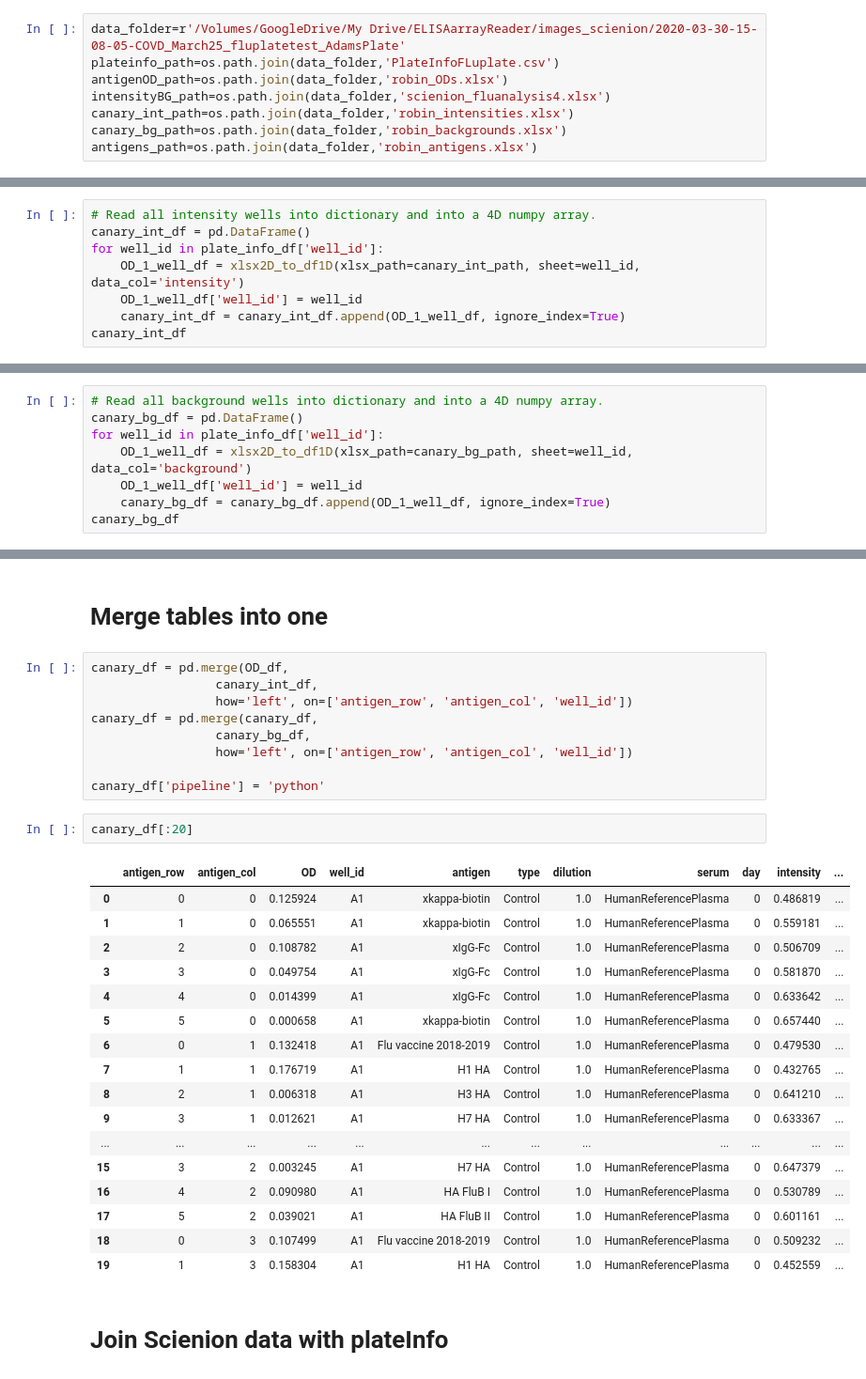
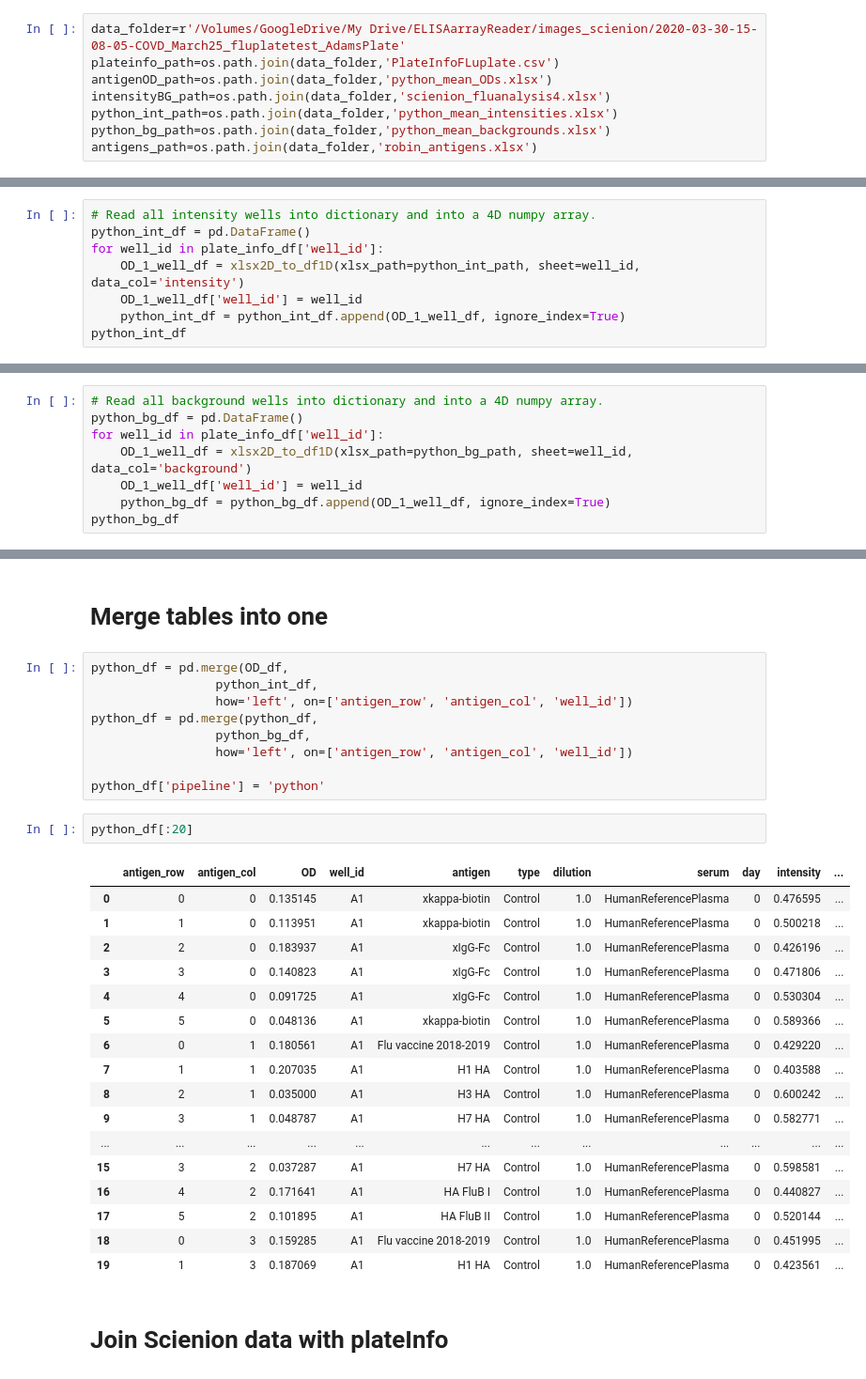
Before and after one commit to mehta-lab/multiSero, a Jupyter notebook: notebooks_interpretation/20200330_March25_flutasteplate_1/FluPlateInterpretationV4_smg.ipynb, the cells around one changed output, grey strips where cells are left out. Shown at 94% size. Drawn from its saved outputs; the diff is of its cells as text.

Commit message:
switched back to mean spot intensity

```diff
--- a/notebooks_interpretation/20200330_March25_flutasteplate_1/FluPlateInterpretationV4_smg.ipynb
+++ b/notebooks_interpretation/20200330_March25_flutasteplate_1/FluPlateInterpretationV4_smg.ipynb
@@ -33,10 +33,10 @@ For ease of reading and manipulating data, all data is converted in $n$-dimensio
 # %%
 data_folder=r'/Volumes/GoogleDrive/My Drive/ELISAarrayReader/images_scienion/2020-03-30-15-08-05-COVD_March25_fluplatetest_AdamsPlate'
 plateinfo_path=os.path.join(data_folder,'PlateInfoFLuplate.csv')
-antigenOD_path=os.path.join(data_folder,'robin_ODs.xlsx')
+antigenOD_path=os.path.join(data_folder,'python_mean_ODs.xlsx')
 intensityBG_path=os.path.join(data_folder,'scienion_fluanalysis4.xlsx')
-canary_int_path=os.path.join(data_folder,'robin_intensities.xlsx')
-canary_bg_path=os.path.join(data_folder,'robin_backgrounds.xlsx')
+python_int_path=os.path.join(data_folder,'python_mean_intensities.xlsx')
+python_bg_path=os.path.join(data_folder,'python_mean_backgrounds.xlsx')
 antigens_path=os.path.join(data_folder,'robin_antigens.xlsx')
 # %%
 plate_info_df=pd.read_csv(plateinfo_path)
@@ -225,10 +225,10 @@ df_scn[df_scn['well_id']=='A1']
 # %%
 # Read all intensity wells into dictionary and into a 4D numpy array.
-canary_int_df = pd.DataFrame()
+python_int_df = pd.DataFrame()
 for well_id in plate_info_df['well_id']:
-    OD_1_well_df = xlsx2D_to_df1D(xlsx_path=canary_int_path, sheet=well_id, data_col='intensity')
+    OD_1_well_df = xlsx2D_to_df1D(xlsx_path=python_int_path, sheet=well_id, data_col='intensity')
     OD_1_well_df['well_id'] = well_id
-    canary_int_df = canary_int_df.append(OD_1_well_df, ignore_index=True)
-canary_int_df
+    python_int_df = python_int_df.append(OD_1_well_df, ignore_index=True)
+python_int_df
 # %% [output]
 |  | antigen_row | antigen_col | intensity | well_id |
@@ -246,11 +246,11 @@ canary_int_df
 3456 rows × 4 columns
 # %%
 # Read all background wells into dictionary and into a 4D numpy array.
-canary_bg_df = pd.DataFrame()
+python_bg_df = pd.DataFrame()
 for well_id in plate_info_df['well_id']:
-    OD_1_well_df = xlsx2D_to_df1D(xlsx_path=canary_bg_path, sheet=well_id, data_col='background')
+    OD_1_well_df = xlsx2D_to_df1D(xlsx_path=python_bg_path, sheet=well_id, data_col='background')
     OD_1_well_df['well_id'] = well_id
-    canary_bg_df = canary_bg_df.append(OD_1_well_df, ignore_index=True)
-canary_bg_df
+    python_bg_df = python_bg_df.append(OD_1_well_df, ignore_index=True)
+python_bg_df
 # %% [output]
 |  | antigen_row | antigen_col | background | well_id |
@@ -269,34 +269,34 @@ canary_bg_df
 # %% [markdown]
 # Merge tables into one
 # %%
-canary_df = pd.merge(OD_df,
-                 canary_int_df,
+python_df = pd.merge(OD_df,
+                 python_int_df,
                  how='left', on=['antigen_row', 'antigen_col', 'well_id'])
-canary_df = pd.merge(canary_df,
-                 canary_bg_df,
+python_df = pd.merge(python_df,
+                 python_bg_df,
                  how='left', on=['antigen_row', 'antigen_col', 'well_id'])
 
-canary_df['pipeline'] = 'python'
+python_df['pipeline'] = 'python'
 # %%
-canary_df[:20]
+python_df[:20]
 # %% [output]
 |  | antigen_row | antigen_col | OD | well_id | antigen | type | dilution | serum | day | intensity | ... |
-| 0 | 0 | 0 | 0.125924 | A1 | xkappa-biotin | Control | 1.0 | HumanReferencePlasma | 0 | 0.486819 | ... |
-| 1 | 1 | 0 | 0.065551 | A1 | xkappa-biotin | Control | 1.0 | HumanReferencePlasma | 0 | 0.559181 | ... |
-| 2 | 2 | 0 | 0.108782 | A1 | xIgG-Fc | Control | 1.0 | HumanReferencePlasma | 0 | 0.506709 | ... |
-| 3 | 3 | 0 | 0.049754 | A1 | xIgG-Fc | Control | 1.0 | HumanReferencePlasma | 0 | 0.581870 | ... |
-| 4 | 4 | 0 | 0.014399 | A1 | xIgG-Fc | Control | 1.0 | HumanReferencePlasma | 0 | 0.633642 | ... |
-| 5 | 5 | 0 | 0.000658 | A1 | xkappa-biotin | Control | 1.0 | HumanReferencePlasma | 0 | 0.657440 | ... |
-| 6 | 0 | 1 | 0.132418 | A1 | Flu vaccine 2018-2019 | Control | 1.0 | HumanReferencePlasma | 0 | 0.479530 | ... |
-| 7 | 1 | 1 | 0.176719 | A1 | H1 HA | Control | 1.0 | HumanReferencePlasma | 0 | 0.432765 | ... |
-| 8 | 2 | 1 | 0.006318 | A1 | H3 HA | Control | 1.0 | HumanReferencePlasma | 0 | 0.641210 | ... |
-| 9 | 3 | 1 | 0.012621 | A1 | H7 HA | Control | 1.0 | HumanReferencePlasma | 0 | 0.633367 | ... |
+| 0 | 0 | 0 | 0.135145 | A1 | xkappa-biotin | Control | 1.0 | HumanReferencePlasma | 0 | 0.476595 | ... |
+| 1 | 1 | 0 | 0.113951 | A1 | xkappa-biotin | Control | 1.0 | HumanReferencePlasma | 0 | 0.500218 | ... |
+| 2 | 2 | 0 | 0.183937 | A1 | xIgG-Fc | Control | 1.0 | HumanReferencePlasma | 0 | 0.426196 | ... |
+| 3 | 3 | 0 | 0.140823 | A1 | xIgG-Fc | Control | 1.0 | HumanReferencePlasma | 0 | 0.471806 | ... |
+| 4 | 4 | 0 | 0.091725 | A1 | xIgG-Fc | Control | 1.0 | HumanReferencePlasma | 0 | 0.530304 | ... |
+| 5 | 5 | 0 | 0.048136 | A1 | xkappa-biotin | Control | 1.0 | HumanReferencePlasma | 0 | 0.589366 | ... |
+| 6 | 0 | 1 | 0.180561 | A1 | Flu vaccine 2018-2019 | Control | 1.0 | HumanReferencePlasma | 0 | 0.429220 | ... |
+| 7 | 1 | 1 | 0.207035 | A1 | H1 HA | Control | 1.0 | HumanReferencePlasma | 0 | 0.403588 | ... |
+| 8 | 2 | 1 | 0.035000 | A1 | H3 HA | Control | 1.0 | HumanReferencePlasma | 0 | 0.600242 | ... |
+| 9 | 3 | 1 | 0.048787 | A1 | H7 HA | Control | 1.0 | HumanReferencePlasma | 0 | 0.582771 | ... |
 | ... | ... | ... | ... | ... | ... | ... | ... | ... | ... | ... | ... |
-| 15 | 3 | 2 | 0.003245 | A1 | H7 HA | Control | 1.0 | HumanReferencePlasma | 0 | 0.647379 | ... |
-| 16 | 4 | 2 | 0.090980 | A1 | HA FluB I | Control | 1.0 | HumanReferencePlasma | 0 | 0.530789 | ... |
-| 17 | 5 | 2 | 0.039021 | A1 | HA FluB II | Control | 1.0 | HumanReferencePlasma | 0 | 0.601161 | ... |
-| 18 | 0 | 3 | 0.107499 | A1 | Flu vaccine 2018-2019 | Control | 1.0 | HumanReferencePlasma | 0 | 0.509232 | ... |
-| 19 | 1 | 3 | 0.158304 | A1 | H1 HA | Control | 1.0 | HumanReferencePlasma | 0 | 0.452559 | ... |
+| 15 | 3 | 2 | 0.037287 | A1 | H7 HA | Control | 1.0 | HumanReferencePlasma | 0 | 0.598581 | ... |
+| 16 | 4 | 2 | 0.171641 | A1 | HA FluB I | Control | 1.0 | HumanReferencePlasma | 0 | 0.440827 | ... |
+| 17 | 5 | 2 | 0.101895 | A1 | HA FluB II | Control | 1.0 | HumanReferencePlasma | 0 | 0.520144 | ... |
+| 18 | 0 | 3 | 0.159285 | A1 | Flu vaccine 2018-2019 | Control | 1.0 | HumanReferencePlasma | 0 | 0.451995 | ... |
+| 19 | 1 | 3 | 0.187069 | A1 | H1 HA | Control | 1.0 | HumanReferencePlasma | 0 | 0.423561 | ... |
 # %% [markdown]
 # Join Scienion data with plateInfo
 # %%
```
Also changed, not shown: parts of 19 cells of this notebook, 2 other files.
